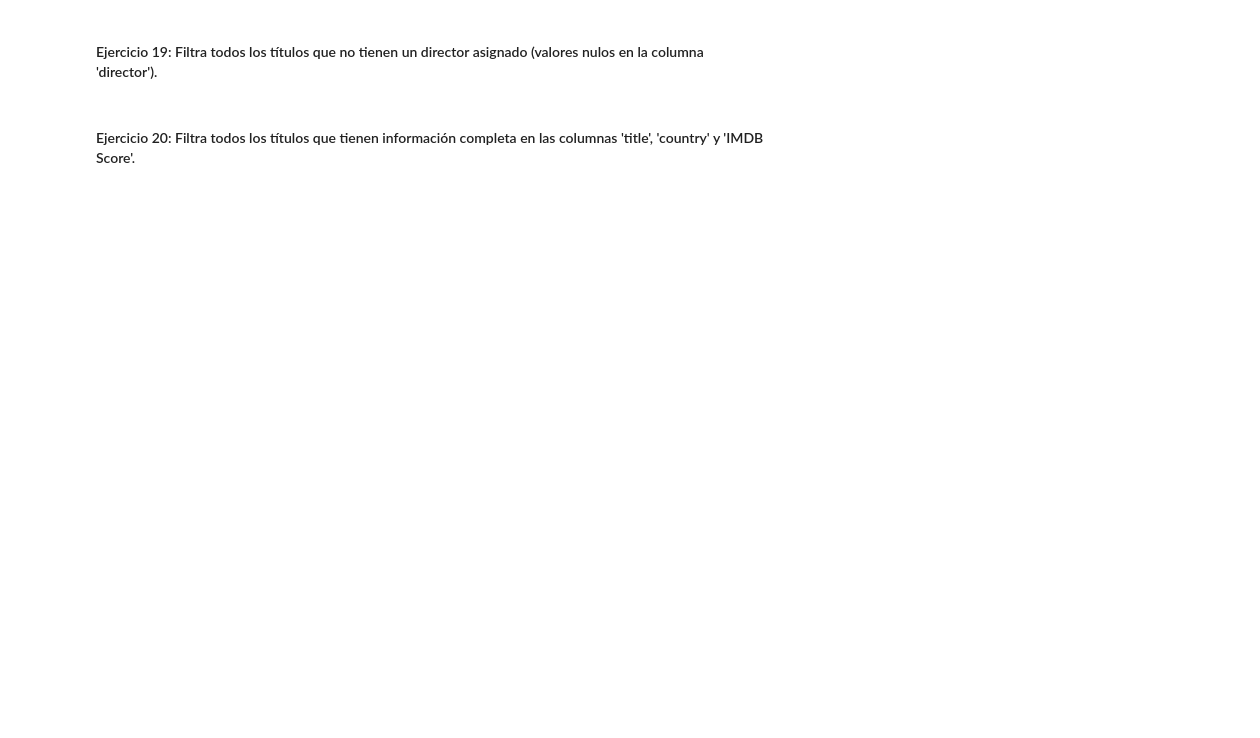
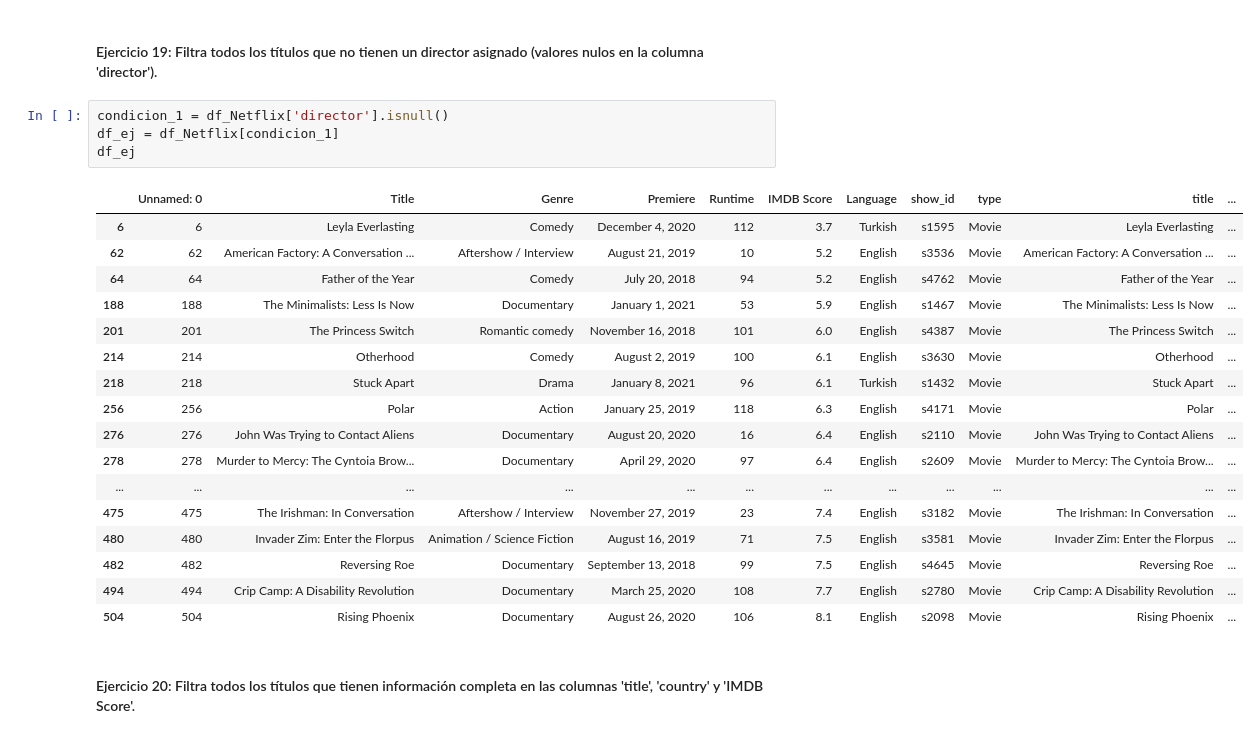
Before and after one commit to Rcm89/laboratorio-pandas-filtrado-y-groupby, a Jupyter notebook: laboratorio-modulo2-leccion03-filtrado.ipynb, the cells around one changed output. Saved outputs shown, nothing was run; the diff lists cells and outputs as text; blank space fills up the shorter version.

```diff
--- a/laboratorio-modulo2-leccion03-filtrado.ipynb
+++ b/laboratorio-modulo2-leccion03-filtrado.ipynb
@@ -330,4 +355,26 @@ df_ej
 # %% [markdown]
 #### Ejercicio 19: Filtra todos los títulos que no tienen un director asignado (valores nulos en la columna 'director').
+# %%
+condicion_1 = df_Netflix['director'].isnull()
+df_ej = df_Netflix[condicion_1]
+df_ej
+# %% [output]
+|  | Unnamed: 0 | Title | Genre | Premiere | Runtime | IMDB Score | Language | show_id | type | title | ... |
+| 6 | 6 | Leyla Everlasting | Comedy | December 4, 2020 | 112 | 3.7 | Turkish | s1595 | Movie | Leyla Everlasting | ... |
+| 62 | 62 | American Factory: A Conversation ... | Aftershow / Interview | August 21, 2019 | 10 | 5.2 | English | s3536 | Movie | American Factory: A Conversation ... | ... |
+| 64 | 64 | Father of the Year | Comedy | July 20, 2018 | 94 | 5.2 | English | s4762 | Movie | Father of the Year | ... |
+| 188 | 188 | The Minimalists: Less Is Now | Documentary | January 1, 2021 | 53 | 5.9 | English | s1467 | Movie | The Minimalists: Less Is Now | ... |
+| 201 | 201 | The Princess Switch | Romantic comedy | November 16, 2018 | 101 | 6.0 | English | s4387 | Movie | The Princess Switch | ... |
+| 214 | 214 | Otherhood | Comedy | August 2, 2019 | 100 | 6.1 | English | s3630 | Movie | Otherhood | ... |
+| 218 | 218 | Stuck Apart | Drama | January 8, 2021 | 96 | 6.1 | Turkish | s1432 | Movie | Stuck Apart | ... |
+| 256 | 256 | Polar | Action | January 25, 2019 | 118 | 6.3 | English | s4171 | Movie | Polar | ... |
+| 276 | 276 | John Was Trying to Contact Aliens | Documentary | August 20, 2020 | 16 | 6.4 | English | s2110 | Movie | John Was Trying to Contact Aliens | ... |
+| 278 | 278 | Murder to Mercy: The Cyntoia Brow... | Documentary | April 29, 2020 | 97 | 6.4 | English | s2609 | Movie | Murder to Mercy: The Cyntoia Brow... | ... |
+| ... | ... | ... | ... | ... | ... | ... | ... | ... | ... | ... | ... |
+| 475 | 475 | The Irishman: In Conversation | Aftershow / Interview | November 27, 2019 | 23 | 7.4 | English | s3182 | Movie | The Irishman: In Conversation | ... |
+| 480 | 480 | Invader Zim: Enter the Florpus | Animation / Science Fiction | August 16, 2019 | 71 | 7.5 | English | s3581 | Movie | Invader Zim: Enter the Florpus | ... |
+| 482 | 482 | Reversing Roe | Documentary | September 13, 2018 | 99 | 7.5 | English | s4645 | Movie | Reversing Roe | ... |
+| 494 | 494 | Crip Camp: A Disability Revolution | Documentary | March 25, 2020 | 108 | 7.7 | English | s2780 | Movie | Crip Camp: A Disability Revolution | ... |
+| 504 | 504 | Rising Phoenix | Documentary | August 26, 2020 | 106 | 8.1 | English | s2098 | Movie | Rising Phoenix | ... |
 # %% [markdown]
 #### Ejercicio 20: Filtra todos los títulos que tienen información completa en las columnas 'title', 'country' y 'IMDB Score'.
```
Also changed, not shown: parts of 5 cells of this notebook.
